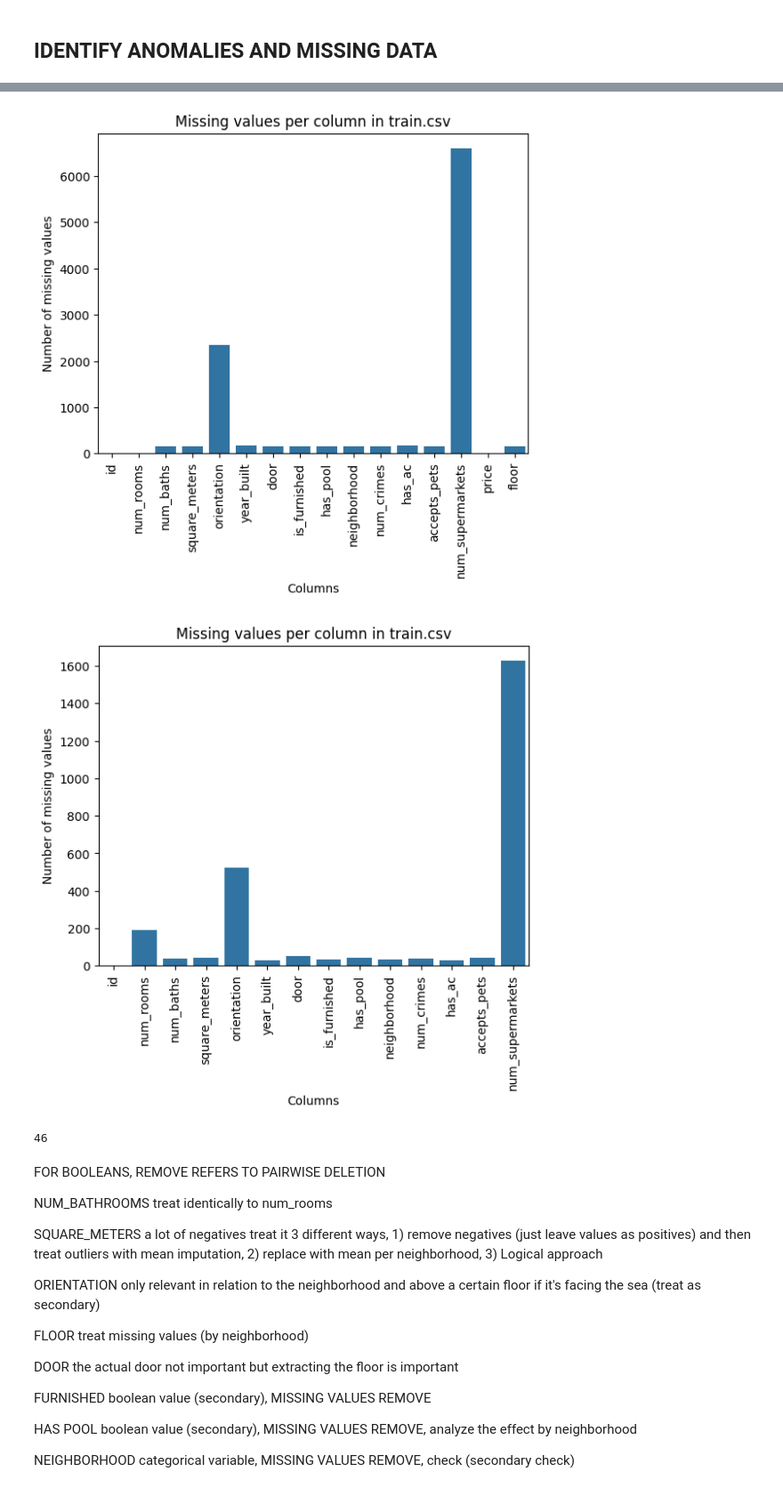
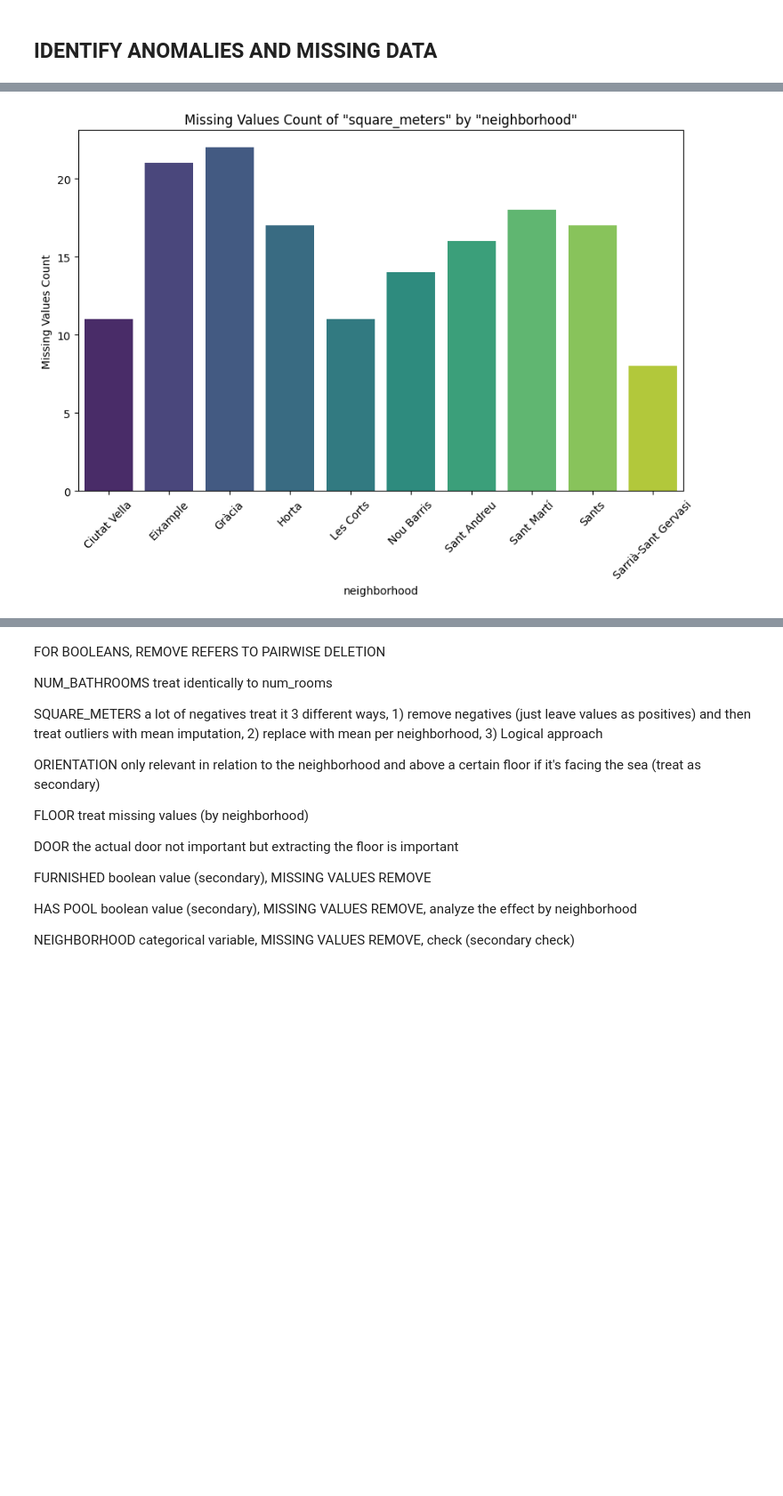
Before and after one commit to monbiote/Barcelona_Apartment_Price_Predictor, a Jupyter notebook: Sarria_nb.ipynb, the cells around one changed output, grey strips where cells are left out. Shown at 89% size. Cells and saved outputs as stored; diff of their text form; code cells hidden in the pictures; blank space fills up the shorter version.

```diff
--- a/Sarria_nb.ipynb
+++ b/Sarria_nb.ipynb
@@ -68,11 +68,17 @@ memory usage: 937.6+ KB
 '''
 Before we start the rest of the exploration, we need to format some variables to make it easier and more intuitive.
 
-1. We will extract the variables floor number and door number from the variable 'door' and format them in a usable way.
+1. We will extract the variables floor and door from the variable 'door' and format them in a usable way.
 2. We will make sure that the variables have consistent labels.
 '''
 
-# We create variables floor number and door number from the variable 'door'
+# We create variables floor and door from the variable 'door'
+
+df_train['num_floor'] = pd.to_numeric(df_train['door'].str.split('º').str[0], errors = 'coerce')
+df_train.describe()
+
+#print(df_train['door'].unique())
+#print(df_train['door'].str.split(' '))
 
 df_train['num_floor'] = pd.to_numeric(df_train['door'].str.split('º').str[0], errors = 'coerce')
 df_train['num_door'] = pd.to_numeric(df_train['door'].str.split(' ').str[2].str[0], errors = 'coerce')
@@ -128,60 +173,23 @@ if not df_train['orientation'].isin(['soxth']).any() and not df_train['neighborh
 # %%
-# INVESTIGATE WHETHER THE MISSING VALUES ARE AT RANDOM OR NOT
+# Filter rows where 'neighborhood' is not missing
+df_filtered = df_train.dropna(subset=['neighborhood'])
 
-'''
-first we will check how many missing values are there in each column of both datasets (train and test)
-'''
-
-nas_train = df_train.isnull().sum()
-print(nas_train)
-sns.barplot(x = nas_train.index, y = nas_train.values)
-plt.xlabel('Columns')
-plt.xticks(rotation=90)
-plt.ylabel('Number of missing values')
-plt.title('Missing values per column in train.csv')
-plt.show()
-
-nas_test = df_test.isnull().sum()
-sns.barplot(x = nas_test.index, y = nas_test.values)
-plt.xlabel('Columns')
-plt.xticks(rotation=90)
-plt.ylabel('Number of missing values')
-plt.title('Missing values per column in train.csv')
-plt.show()
-
-'''
-Create a bar chart of missing values in the train dataset, grouped by neighborhood.
-'''
-
-# Define column names
-
-# Filter rows where 'b' is not missing
-df_filtered = df.dropna(subset=[b_column])
-
-# Group the filtered DataFrame by values in 'b' and calculate the count of missing values in 'a'
-missing_values_counts = df_filtered.groupby(b_column)[a_column].apply(lambda x: x.isnull().sum()).reset_index()
-missing_values_counts.rename(columns={a_column: 'Missing Values Count'}, inplace=True)
+# Group the filtered DataFrame by values in 'square_meters' and calculate the count of missing values in 'neighborhood'
+missing_values_counts = df_filtered.groupby('neighborhood')['square_meters'].apply(lambda x: x.isnull().sum()).reset_index()
+missing_values_counts.rename(columns={'square_meters': 'Missing Values Count'}, inplace=True)
 
 # Create a bar plot to display the counts
 plt.figure(figsize=(10, 6))
-sns.barplot(data=missing_values_counts, x=b_column, y='Missing Values Count', palette='viridis')
-plt.title(f'Missing Values Count of {a_column} by {b_column}')
-plt.xlabel(b_column)
+sns.barplot(data=missing_values_counts, x='neighborhood', y='Missing Values Count', hue = 'neighborhood', palette='viridis', legend = False)
+plt.title(f'Missing Values Count of "square_meters" by "neighborhood"')
+plt.xlabel('neighborhood')
 plt.ylabel('Missing Values Count')
 plt.xticks(rotation=45)
 plt.show()
 
 
-sns.barplot(x = )
-
-
 # NUM_ROOMS
 outliers = df_train[df_train['num_rooms'] > 6]
 print(len(outliers)) # too many outliers, propose mean imputation per neighborhood
-
-
-
-# filling outliers
-# distr_means = df_train[df_train['neighborhood']].mean()
-# distr_means.plot(kind='bar')
 # %% [output]
+[figure, new version]
@@ -205,3 +196,0 @@ dtype: int64
-[figure, old version]
-[figure, removed]
-46
```
Also changed, not shown: parts of 5 cells of this notebook, 1 other file.
